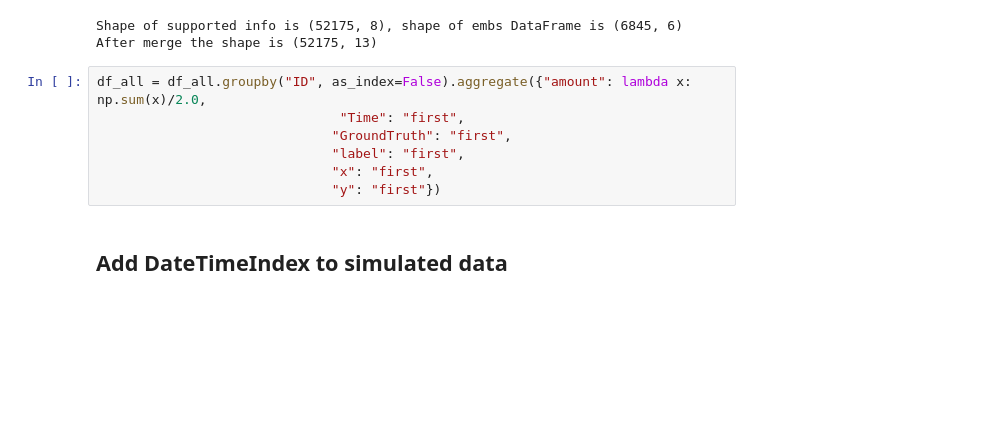
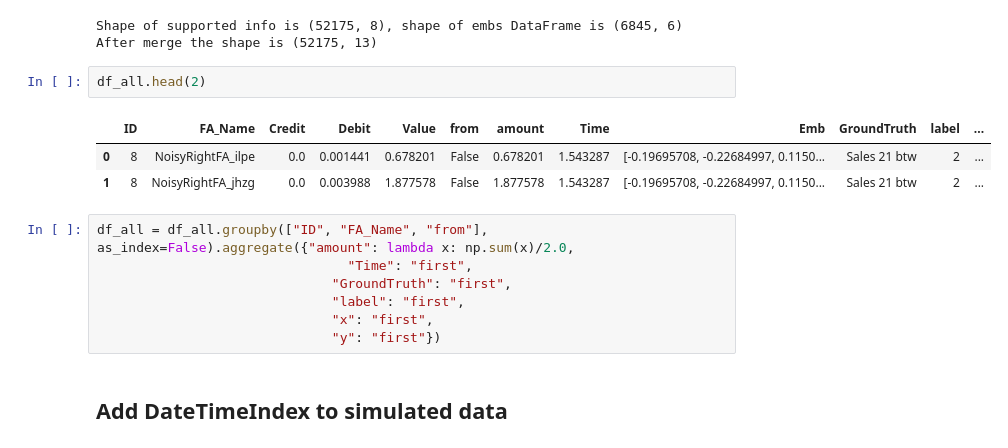
Before and after one commit to AlexWorldD/NetEmbs, a Jupyter notebook: InteractiveVis_v2.ipynb, the cells around one changed output. Drawn from its saved outputs; the diff is of its cells as text; blank space fills up the shorter version.

```diff
--- a/InteractiveVis_v2.ipynb
+++ b/InteractiveVis_v2.ipynb
@@ -350,9 +350,15 @@ print(f"After merge the shape is {df_all.shape}")
 # %% [output]
 Shape of supported info is (52175, 8), shape of embs DataFrame is (6845, 6)
 After merge the shape is (52175, 13)
+# %%
+df_all.head(2)
+# %% [output]
+|  | ID | FA_Name | Credit | Debit | Value | from | amount | Time | Emb | GroundTruth | label | ... |
+| 0 | 8 | NoisyRightFA_ilpe | 0.0 | 0.001441 | 0.678201 | False | 0.678201 | 1.543287 | [-0.19695708, -0.22684997, 0.1150... | Sales 21 btw | 2 | ... |
+| 1 | 8 | NoisyRightFA_jhzg | 0.0 | 0.003988 | 1.877578 | False | 1.877578 | 1.543287 | [-0.19695708, -0.22684997, 0.1150... | Sales 21 btw | 2 | ... |
 # %%
-df_all = df_all.groupby("ID", as_index=False).aggregate({"amount": lambda x: np.sum(x)/2.0,
-                               "Time": "first",
+df_all = df_all.groupby(["ID", "FA_Name", "from"], as_index=False).aggregate({"amount": lambda x: np.sum(x)/2.0,
+                                "Time": "first",
                               "GroundTruth": "first",
                               "label": "first",
                               "x": "first",
```
Also changed, not shown: parts of 11 cells of this notebook.
